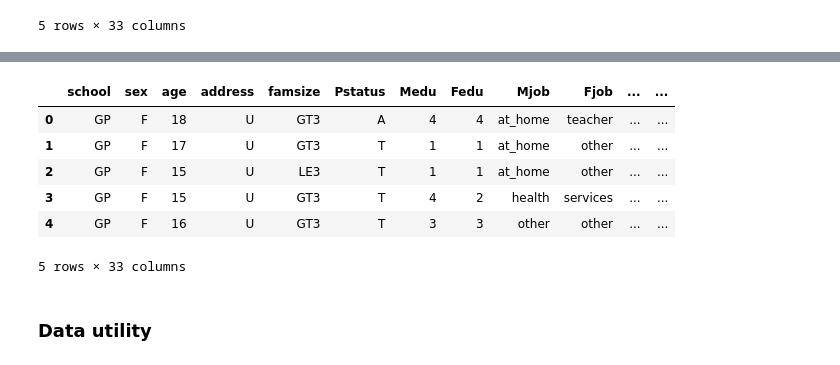
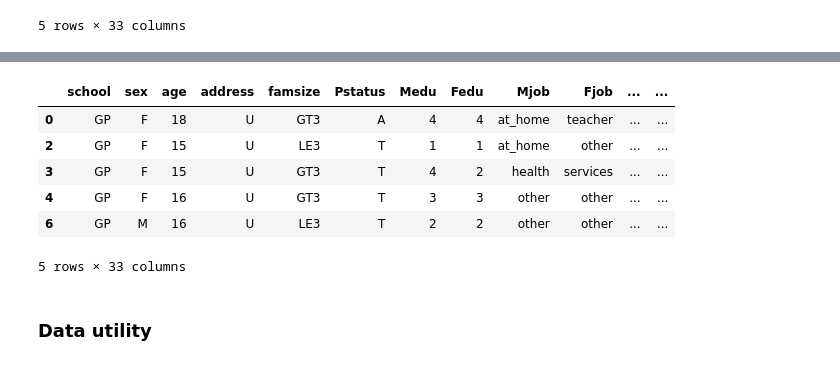
Before and after one commit to tmcarvalho/hands-on-data-deidentification, a Jupyter notebook: S6-Current directions.ipynb, the cells around one changed output, grey strips where cells are left out. Drawn from its saved outputs; the diff is of its cells as text; code cells hidden in the pictures.

```diff
--- a/S6-Current directions.ipynb
+++ b/S6-Current directions.ipynb
@@ -118,13 +120,13 @@ synthetic_data.head()
 5 rows × 33 columns
 # %%
-data.head()
+train_data.head()
 # %% [output]
 |  | school | sex | age | address | famsize | Pstatus | Medu | Fedu | Mjob | Fjob | ... | ... |
 | 0 | GP | F | 18 | U | GT3 | A | 4 | 4 | at_home | teacher | ... | ... |
-| 1 | GP | F | 17 | U | GT3 | T | 1 | 1 | at_home | other | ... | ... |
 | 2 | GP | F | 15 | U | LE3 | T | 1 | 1 | at_home | other | ... | ... |
 | 3 | GP | F | 15 | U | GT3 | T | 4 | 2 | health | services | ... | ... |
 | 4 | GP | F | 16 | U | GT3 | T | 3 | 3 | other | other | ... | ... |
+| 6 | GP | M | 16 | U | LE3 | T | 2 | 2 | other | other | ... | ... |
 5 rows × 33 columns
 # %% [markdown]
 ### Data utility
```
Also changed, not shown: parts of 25 cells of this notebook, 1 other file.
